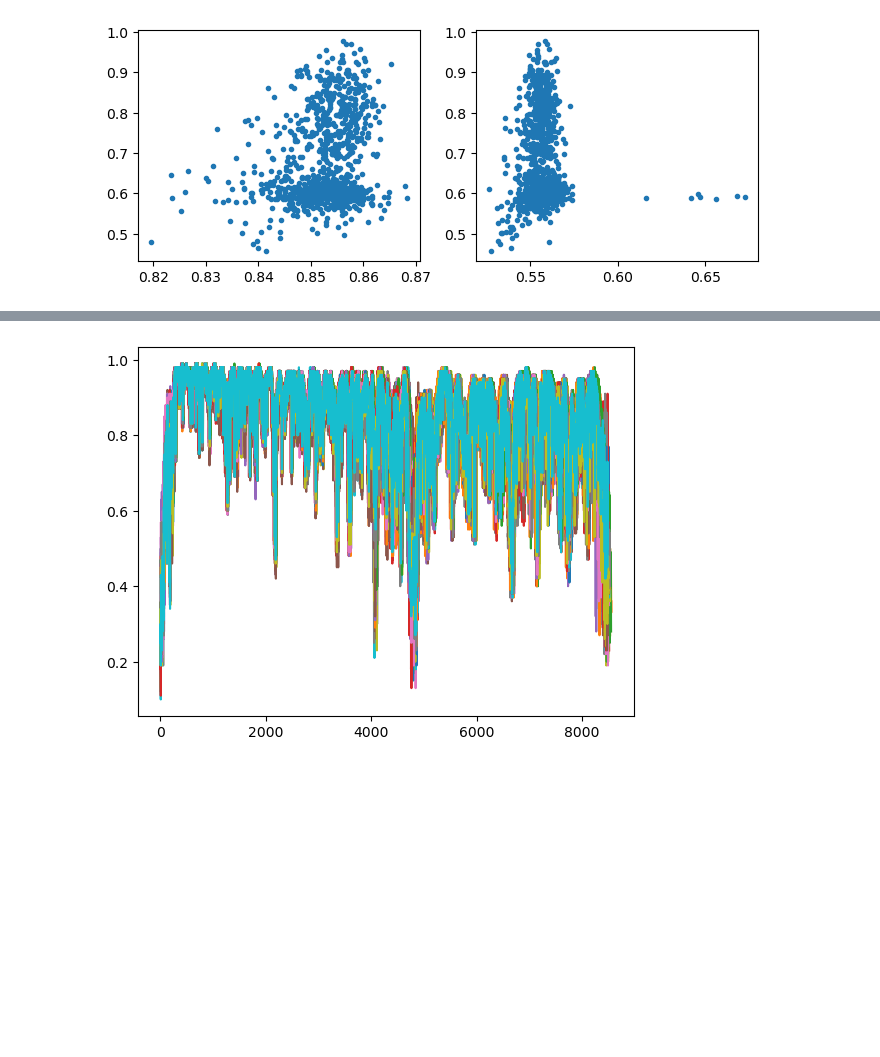
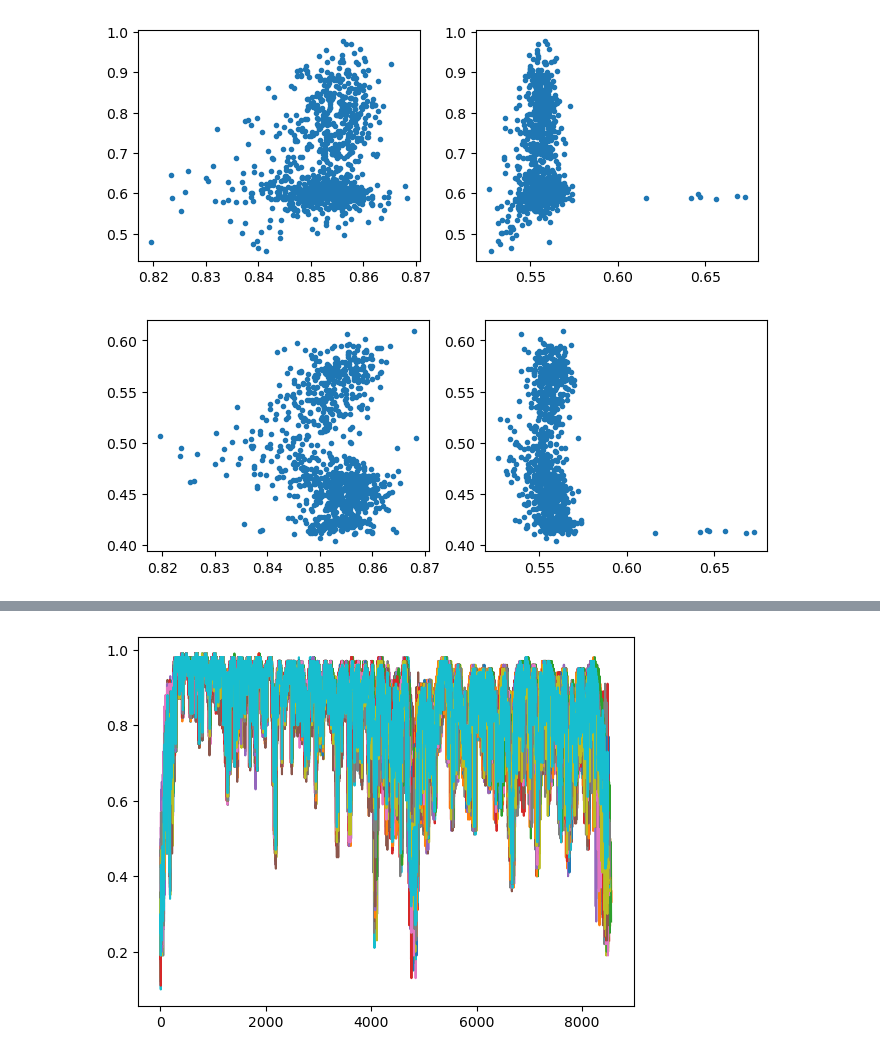
Before and after one commit to kevingeo11/DomainPrediction, a Jupyter notebook: src/notebooks/tutorial_base_functinality.ipynb, the cells around one changed output, grey strips where cells are left out. Cells and saved outputs as stored; diff of their text form; code cells hidden in the pictures; blank space fills up the shorter version.

```diff
--- a/src/notebooks/tutorial_base_functinality.ipynb
+++ b/src/notebooks/tutorial_base_functinality.ipynb
@@ -143,11 +139,0 @@ tmalign = TMalign(tm_path)
-# %%
-## tm scores to list, has rmsd and seq id
-## Better to update npz file
-save_path = os.path.join(data_path, 'esm_experiments/gen_1000/pdbs_GxpS_ATC')
-ref_structure = os.path.join(data_path, 'GxpS_ATC_EF.pdb')
-
-TM_scores = []
-for f in tqdm(os.listdir(save_path)):
-    file = os.path.join(save_path, f)
-    if f.endswith('.pdb'):
-        TM_scores.append(tmalign.run(ref_structure, file)['tm_score'])
@@ -165,2 +165,9 @@ _ = ax[1].scatter([f.pTM for f in folded_proteins], TM_scores, marker='.')
 # %% [output]
 [figure]
+# %%
+## pLDDT and pTM scores vs TM score
+fig, ax = plt.subplots(nrows=1, ncols=2, figsize=(8,3))
+_ = ax[0].scatter([f.plddt for f in folded_proteins], [f.metadata['AF_tm_score'] for f in folded_proteins], marker='.')
+_ = ax[1].scatter([f.pTM for f in folded_proteins], [f.metadata['AF_tm_score'] for f in folded_proteins], marker='.')
+# %% [output]
+[figure, added]
```
Also changed, not shown: parts of 21 cells of this notebook, 11 other files.
